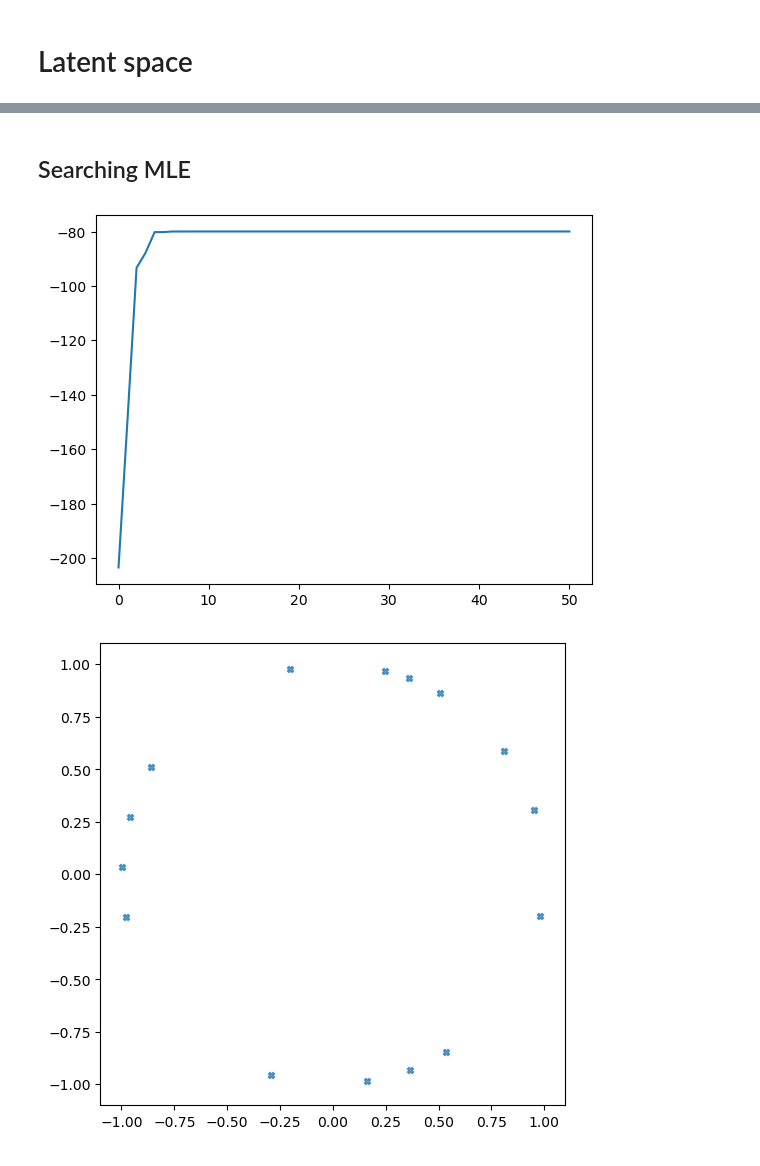
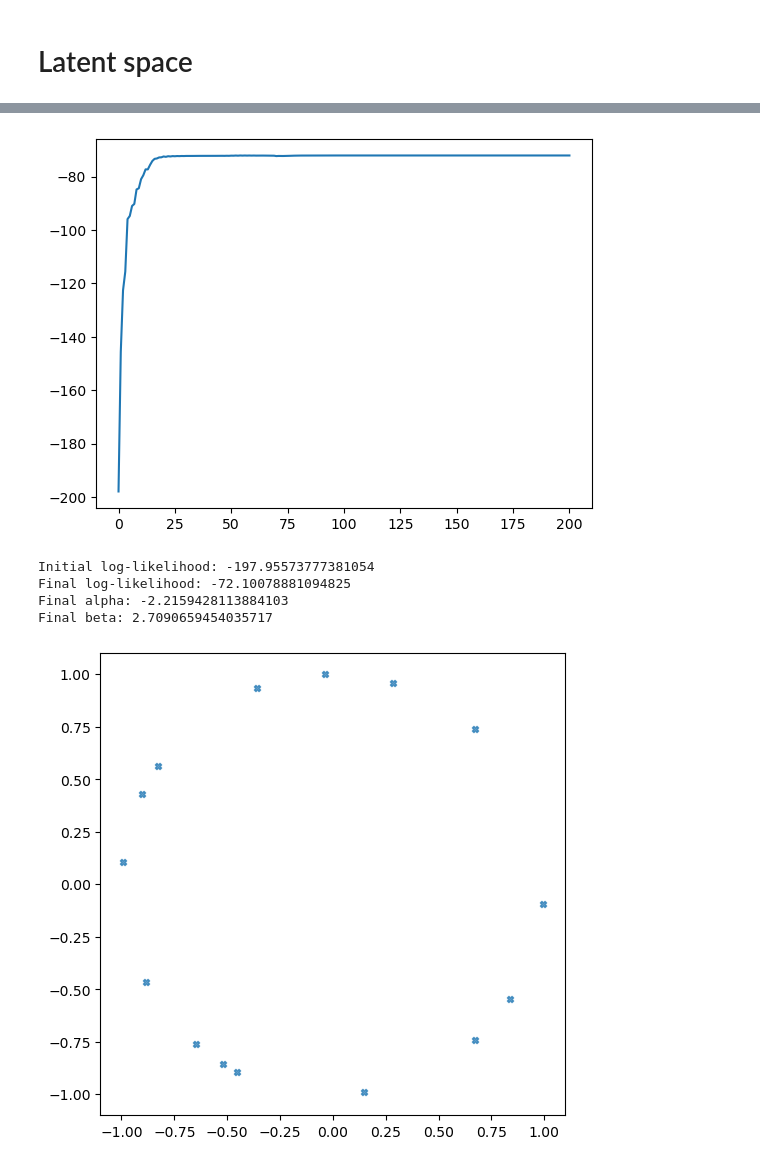
Before and after one commit to cnosa/LatentSpaces_Network_Manifold, a Jupyter notebook: RobustExample/LSMN_Geodesic_2D.ipynb, the cells around one changed output, grey strips where cells are left out. Drawn from its saved outputs; the diff is of its cells as text; code cells hidden in the pictures.

```diff
--- a/RobustExample/LSMN_Geodesic_2D.ipynb
+++ b/RobustExample/LSMN_Geodesic_2D.ipynb
@@ -102,46 +56,22 @@ plt.show()
-# %% [markdown]
-## Searching MLE
-# %%
-def SearchingMLE(G, Z_init, a_init, max_iter=1000, tol=1e-10, alpha_init=0.1, rho=0.5, c=1e-4):
-    Z0 = Z_init
-    historyZ = [Z0]
-
-    a0 = a_init
-    historya = [a0]
-
-    for i in range(max_iter):
-        grad_Z,  grad_a = grad_loglikelihood(G, Z0,a0)
-        if np.linalg.norm(grad_Z) + np.abs(grad_a) < tol:
-            break  # Convergence criterion
-
-        alpha = alpha_init
-
-        # Line search using the Armijo condition
-        while loglikelihood(G, update_Z(Z0, alpha*grad_Z) ,a0 + alpha*grad_a) < loglikelihood(G, Z0,a0)+ c * alpha * (np.trace(np.transpose(grad_Z) @ Z0) + grad_a * a0):
-            alpha *= rho
-            if alpha < 1e-4:
-                alpha = 0.0
-                break
-
-        # Update step
-        Z0 = update_Z(Z0, alpha*grad_Z)
-        a0 = a0 + alpha * grad_a
-
-        historyZ.append(Z0)
-        historya.append(a0)
-
-        #if alpha * np.linalg.norm(grad_Z) < tol and alpha * np.abs(grad_a) < tol:
-        #    break
-
-    return  Z0, a0, historyZ, historya
 # %%
 angles_rand = 2*np.pi*np.random.rand(n)
 Z_init_MLE = np.stack((np.cos(angles_rand), np.sin(angles_rand)), axis=1)
-Z_ML, a_ML, historyZ, historya  =  SearchingMLE(G, Z_init_MLE ,np.random.randn(),50)
-plt.plot([loglikelihood(G, historyZ[t],historya[t]) for t in range(len(historya))])
+a_init_MLE = np.random.randn()
+b_init_MLE = np.random.randn()
+Z_ML, a_ML,b_ML, historyZ, historya, historyb  =  SearchingMLE(G, Z_init_MLE ,a_init_MLE,b_init_MLE,200)
+plt.plot([loglikelihood(G, historyZ[t],historya[t],historyb[t]) for t in range(len(historya))])
 plt.show()
+
+print("Initial log-likelihood:", loglikelihood(G,Z_init_MLE,a_init_MLE,b_init_MLE))
+print("Final log-likelihood:", loglikelihood(G,Z_ML,a_ML,b_ML))
+print("Final alpha:", a_ML)
+print("Final beta:", b_ML)
 # %% [output]
-[figure, old version]
+[figure, new version]
+Initial log-likelihood: -197.95573777381054
+Final log-likelihood: -72.10078881094825
+Final alpha: -2.2159428113884103
+Final beta: 2.7090659454035717
 # %%
 plt.figure(figsize=(6,6))
 plt.scatter(Z_ML[:, 0], Z_ML[:, 1], s=20, alpha=0.7,marker="X")
@@ -149,5 +79,5 @@ plt.xlim(-1.1, 1.1)
 plt.ylim(-1.1, 1.1)
 plt.show()
 # %% [output]
-[figure, old version]
+[figure, new version]
 # %%
```
Also changed, not shown: parts of 24 cells of this notebook, 38 other files.
